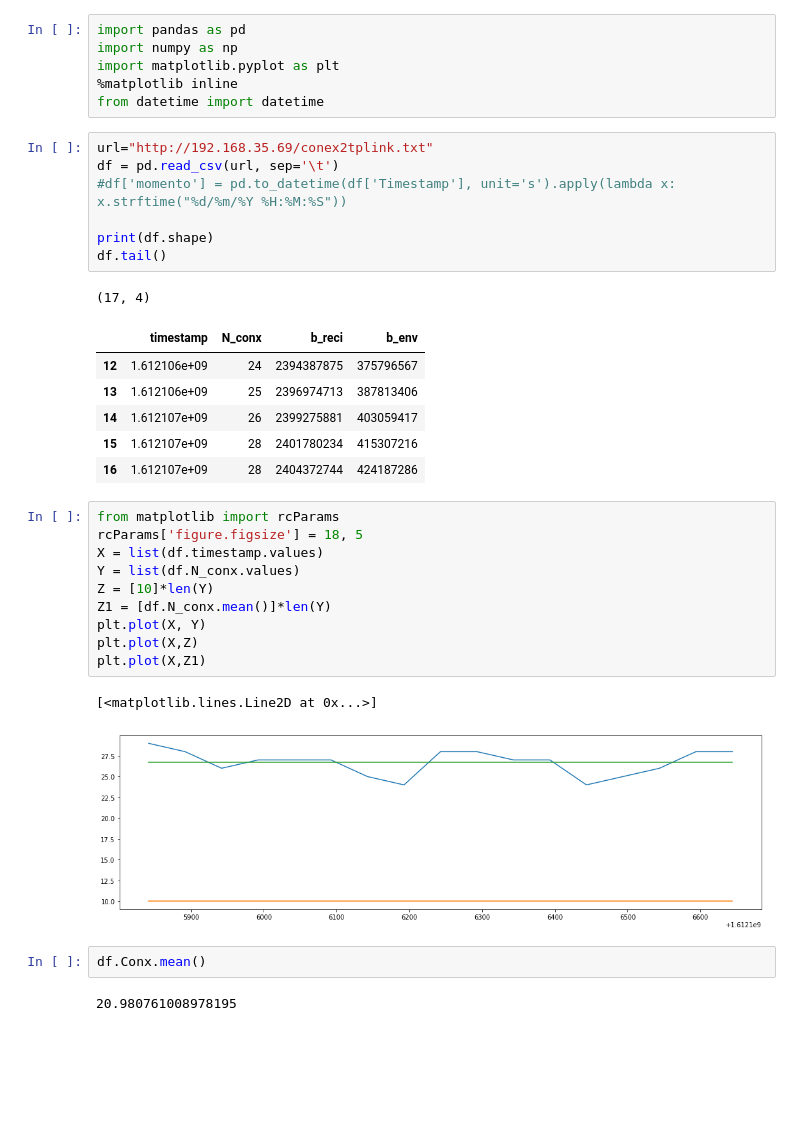
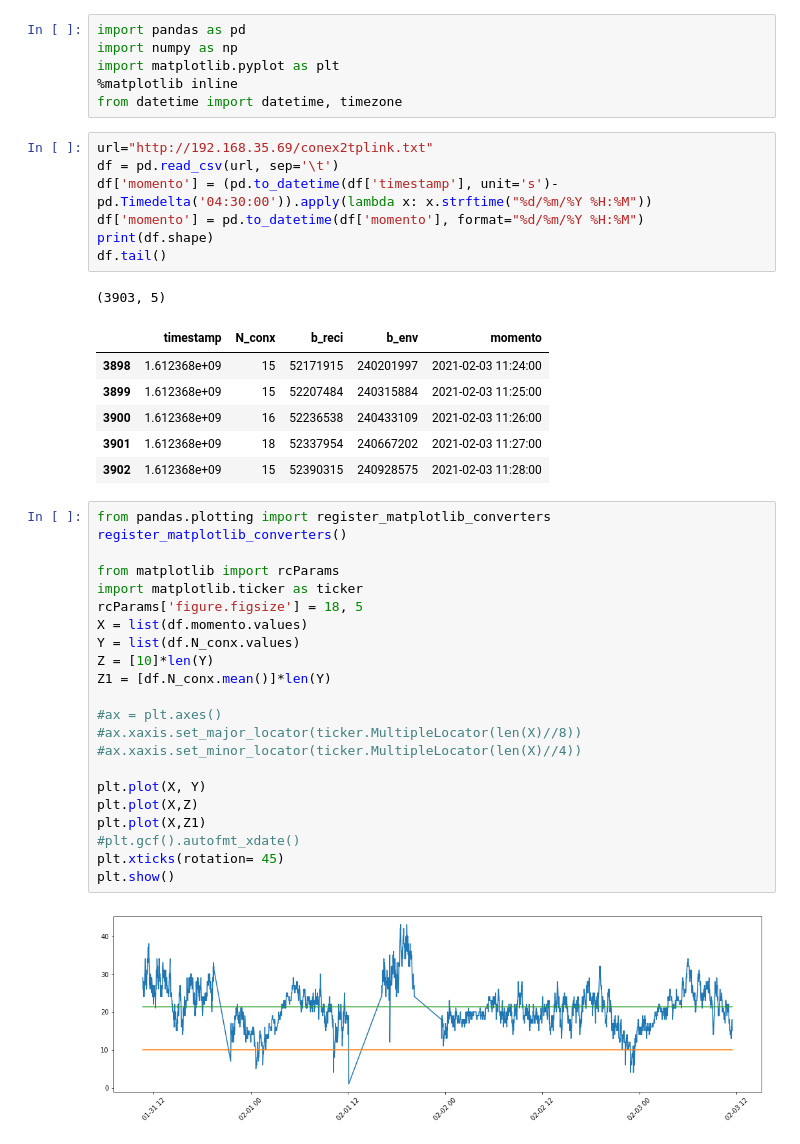
Before and after one commit to sistelca/scrap_router, a Jupyter notebook: router_graph1.ipynb, the cells around one changed output. Cells and saved outputs as stored; diff of their text form; blank space fills up the shorter version.

```diff
--- a/router_graph1.ipynb
+++ b/router_graph1.ipynb
@@ -3,36 +3,43 @@ import pandas as pd
 import numpy as np
 import matplotlib.pyplot as plt
 %matplotlib inline
-from datetime import datetime
+from datetime import datetime, timezone
 # %%
 url="http://192.168.35.69/conex2tplink.txt"
 df = pd.read_csv(url, sep='\t')
-#df['momento'] = pd.to_datetime(df['Timestamp'], unit='s').apply(lambda x: x.strftime("%d/%m/%Y %H:%M:%S"))
-
+df['momento'] = (pd.to_datetime(df['timestamp'], unit='s')- pd.Timedelta('04:30:00')).apply(lambda x: x.strftime("%d/%m/%Y %H:%M"))
+df['momento'] = pd.to_datetime(df['momento'], format="%d/%m/%Y %H:%M")
 print(df.shape)
 df.tail()
 # %% [output]
-(17, 4)
+(3903, 5)
-|  | timestamp | N_conx | b_reci | b_env |
-| 12 | 1.612106e+09 | 24 | 2394387875 | 375796567 |
-| 13 | 1.612106e+09 | 25 | 2396974713 | 387813406 |
-| 14 | 1.612107e+09 | 26 | 2399275881 | 403059417 |
-| 15 | 1.612107e+09 | 28 | 2401780234 | 415307216 |
-| 16 | 1.612107e+09 | 28 | 2404372744 | 424187286 |
+|  | timestamp | N_conx | b_reci | b_env | momento |
+| 3898 | 1.612368e+09 | 15 | 52171915 | 240201997 | 2021-02-03 11:24:00 |
+| 3899 | 1.612368e+09 | 15 | 52207484 | 240315884 | 2021-02-03 11:25:00 |
+| 3900 | 1.612368e+09 | 16 | 52236538 | 240433109 | 2021-02-03 11:26:00 |
+| 3901 | 1.612368e+09 | 18 | 52337954 | 240667202 | 2021-02-03 11:27:00 |
+| 3902 | 1.612368e+09 | 15 | 52390315 | 240928575 | 2021-02-03 11:28:00 |
 # %%
+from pandas.plotting import register_matplotlib_converters
+register_matplotlib_converters()
+
 from matplotlib import rcParams
+import matplotlib.ticker as ticker
 rcParams['figure.figsize'] = 18, 5
-X = list(df.timestamp.values)
+X = list(df.momento.values)
 Y = list(df.N_conx.values)
 Z = [10]*len(Y)
 Z1 = [df.N_conx.mean()]*len(Y)
+
+#ax = plt.axes()
+#ax.xaxis.set_major_locator(ticker.MultipleLocator(len(X)//8))
+#ax.xaxis.set_minor_locator(ticker.MultipleLocator(len(X)//4))
+
 plt.plot(X, Y)
 plt.plot(X,Z)
 plt.plot(X,Z1)
+#plt.gcf().autofmt_xdate()
+plt.xticks(rotation= 45)
+plt.show()
 # %% [output]
-[<matplotlib.lines.Line2D at 0x...>]
-[figure, old version]
+[figure, new version]
-# %%
-df.Conx.mean()
-# %% [output]
-20.980761008978195
```
Also changed, not shown: parts of 4 cells of this notebook.
